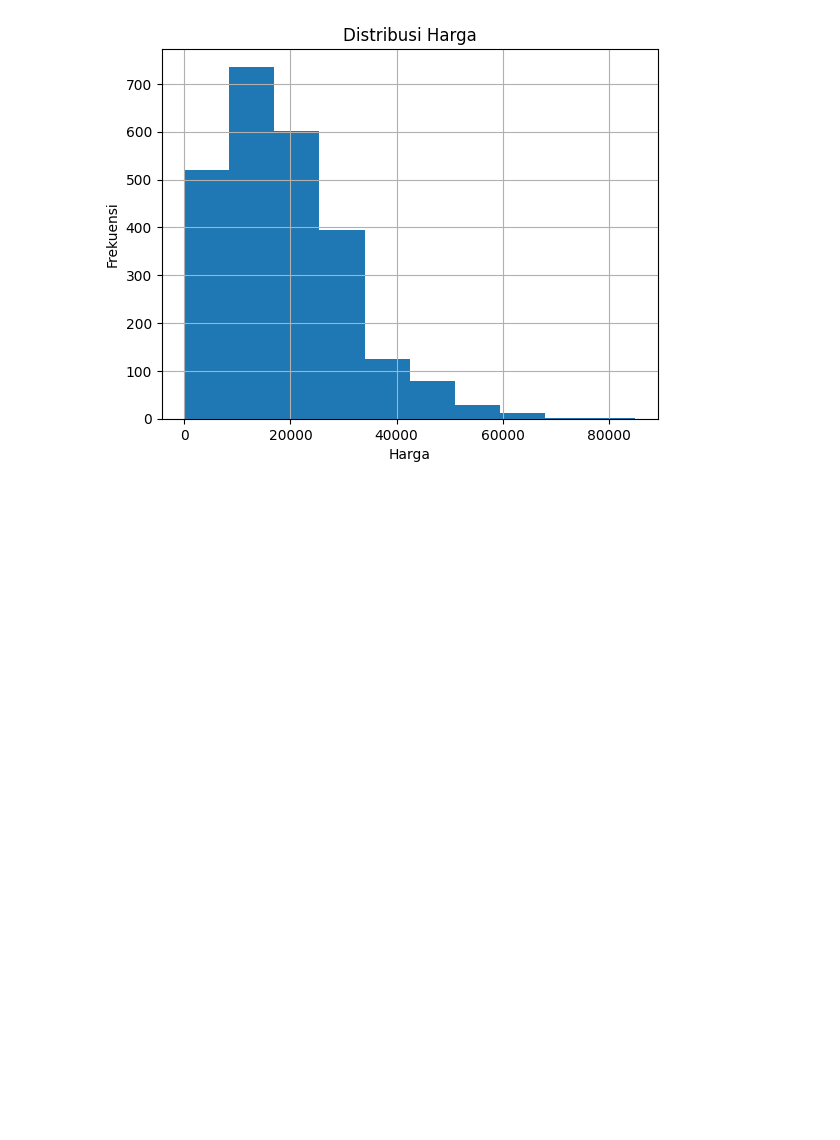
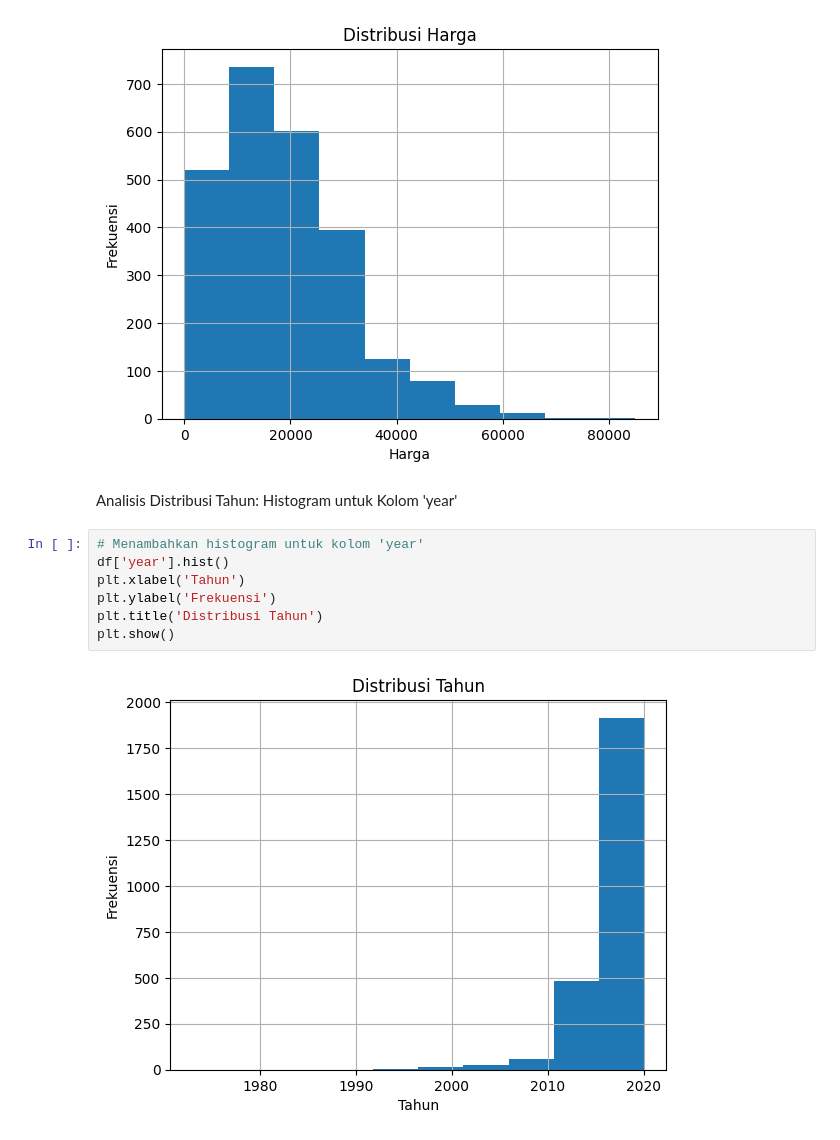
Before and after one commit to aldilbhaskoro/TugasKuliah, a Jupyter notebook: Tubes_Phyton.ipynb, the cells around one changed output. Drawn from its saved outputs; the diff is of its cells as text; blank space fills up the shorter version.

```diff
--- a/Tubes_Phyton.ipynb
+++ b/Tubes_Phyton.ipynb
@@ -252,3 +252,14 @@ plt.title('Distribusi Harga')
 plt.show()
 # %% [output]
 [figure]
+# %% [markdown]
+Analisis Distribusi Tahun: Histogram untuk Kolom 'year'
+# %%
+# Menambahkan histogram untuk kolom 'year'
+df['year'].hist()
+plt.xlabel('Tahun')
+plt.ylabel('Frekuensi')
+plt.title('Distribusi Tahun')
+plt.show()
+# %% [output]
+[figure, added]
```
